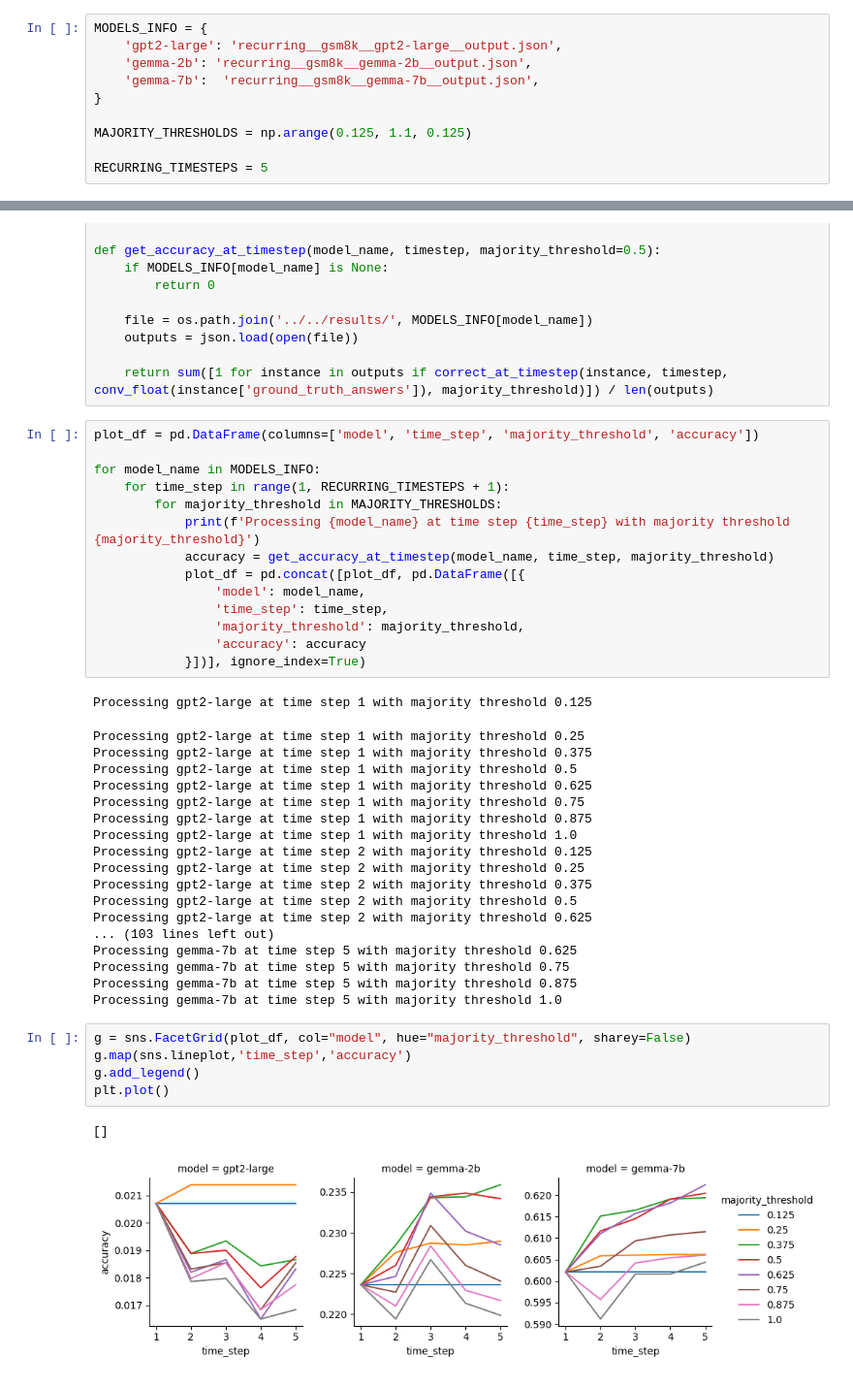
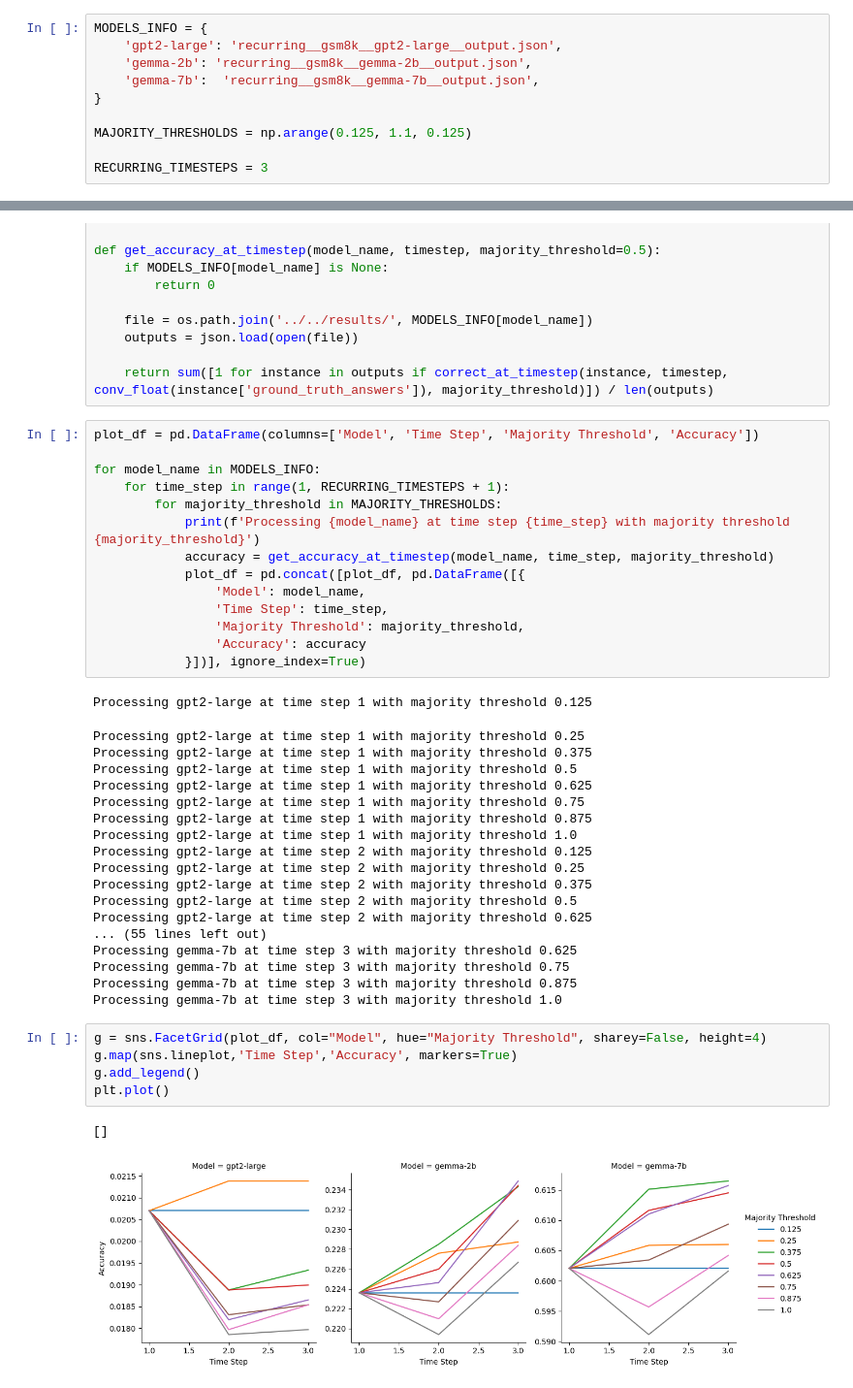
Before and after one commit to AVS1508/COMPSCI-685-Project, a Jupyter notebook: src/evaluation/accuracy_vs_time_steps.ipynb, the cells around one changed output, grey strips where cells are left out. Shown: that part at 97% size. Saved outputs shown, nothing was run; the diff lists cells and outputs as text.

Commit message:
Made all graph look pretty

```diff
--- a/src/evaluation/accuracy_vs_time_steps.ipynb
+++ b/src/evaluation/accuracy_vs_time_steps.ipynb
@@ -15,7 +15,7 @@ MODELS_INFO = {
 
 MAJORITY_THRESHOLDS = np.arange(0.125, 1.1, 0.125)
 
-RECURRING_TIMESTEPS = 5
+RECURRING_TIMESTEPS = 3
 # %%
 def conv_float(x):
     return float(x.replace(',', '')) if len(x) > 0 else float('-inf')
@@ -40,7 +40,7 @@ def get_accuracy_at_timestep(model_name, timestep, majority_threshold=0.5):
 
     return sum([1 for instance in outputs if correct_at_timestep(instance, timestep, conv_float(instance['ground_truth_answers']), majority_threshold)]) / len(outputs)
 # %%
-plot_df = pd.DataFrame(columns=['model', 'time_step', 'majority_threshold', 'accuracy'])
+plot_df = pd.DataFrame(columns=['Model', 'Time Step', 'Majority Threshold', 'Accuracy'])
 
 for model_name in MODELS_INFO:
     for time_step in range(1, RECURRING_TIMESTEPS + 1):
@@ -48,10 +48,10 @@ for model_name in MODELS_INFO:
             print(f'Processing {model_name} at time step {time_step} with majority threshold {majority_threshold}')
             accuracy = get_accuracy_at_timestep(model_name, time_step, majority_threshold)
             plot_df = pd.concat([plot_df, pd.DataFrame([{
-                'model': model_name,
-                'time_step': time_step,
-                'majority_threshold': majority_threshold,
-                'accuracy': accuracy
+                'Model': model_name,
+                'Time Step': time_step,
+                'Majority Threshold': majority_threshold,
+                'Accuracy': accuracy
             }])], ignore_index=True)
 # %% [output]
 Processing gpt2-large at time step 1 with majority threshold 0.125
@@ -67,16 +67,16 @@ Processing gpt2-large at time step 2 with majority threshold 0.25
 Processing gpt2-large at time step 2 with majority threshold 0.375
 Processing gpt2-large at time step 2 with majority threshold 0.5
 Processing gpt2-large at time step 2 with majority threshold 0.625
-... (103 lines left out)
-Processing gemma-7b at time step 5 with majority threshold 0.625
-Processing gemma-7b at time step 5 with majority threshold 0.75
-Processing gemma-7b at time step 5 with majority threshold 0.875
-Processing gemma-7b at time step 5 with majority threshold 1.0
+... (55 lines left out)
+Processing gemma-7b at time step 3 with majority threshold 0.625
+Processing gemma-7b at time step 3 with majority threshold 0.75
+Processing gemma-7b at time step 3 with majority threshold 0.875
+Processing gemma-7b at time step 3 with majority threshold 1.0
 # %%
-g = sns.FacetGrid(plot_df, col="model", hue="majority_threshold", sharey=False)
-g.map(sns.lineplot,'time_step','accuracy')
+g = sns.FacetGrid(plot_df, col="Model", hue="Majority Threshold", sharey=False, height=4)
+g.map(sns.lineplot,'Time Step','Accuracy', markers=True)
 g.add_legend()
 plt.plot()
 # %% [output]
 []
-[figure, old version]
+[figure, new version]
```
Also changed, not shown: 4 other files.
